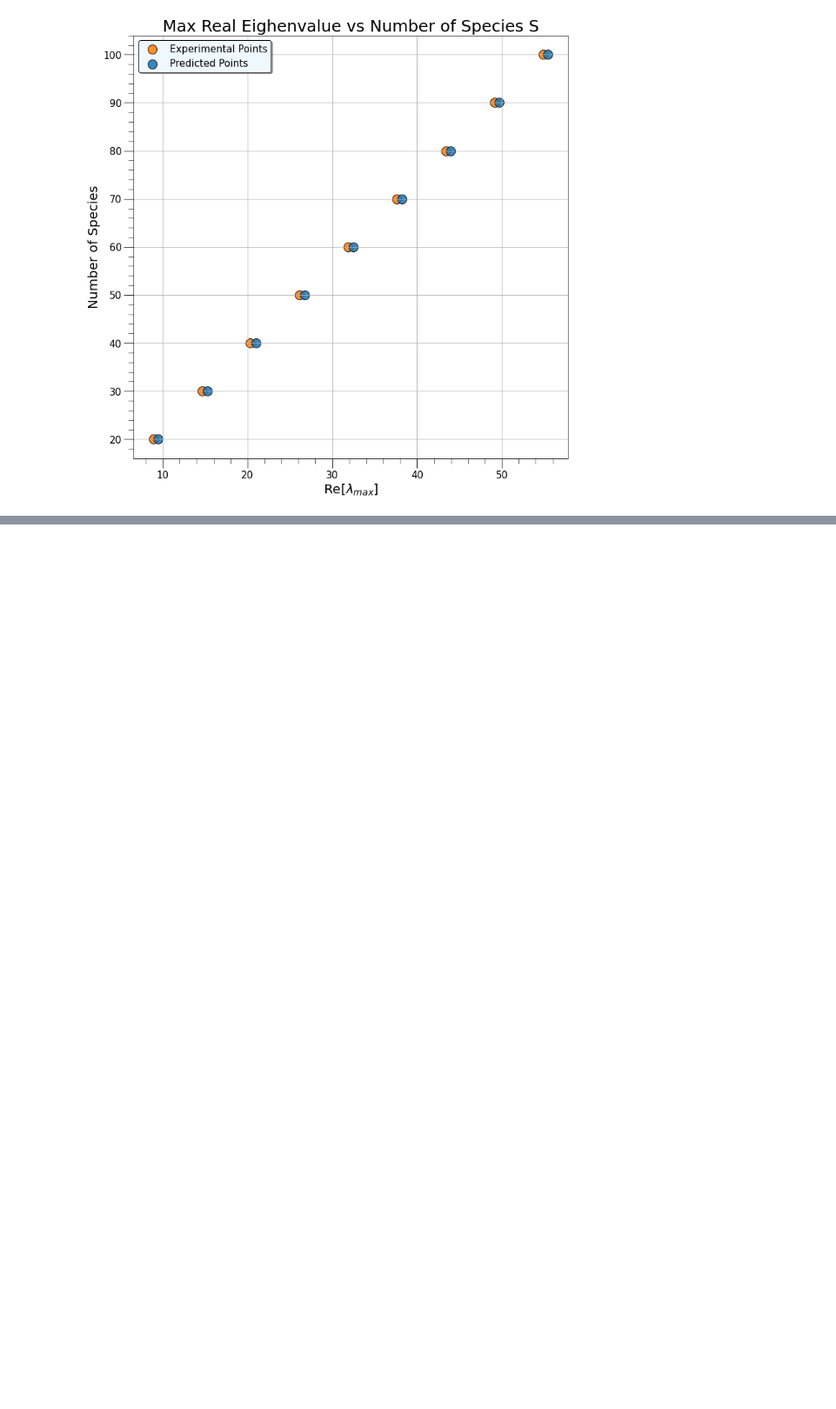
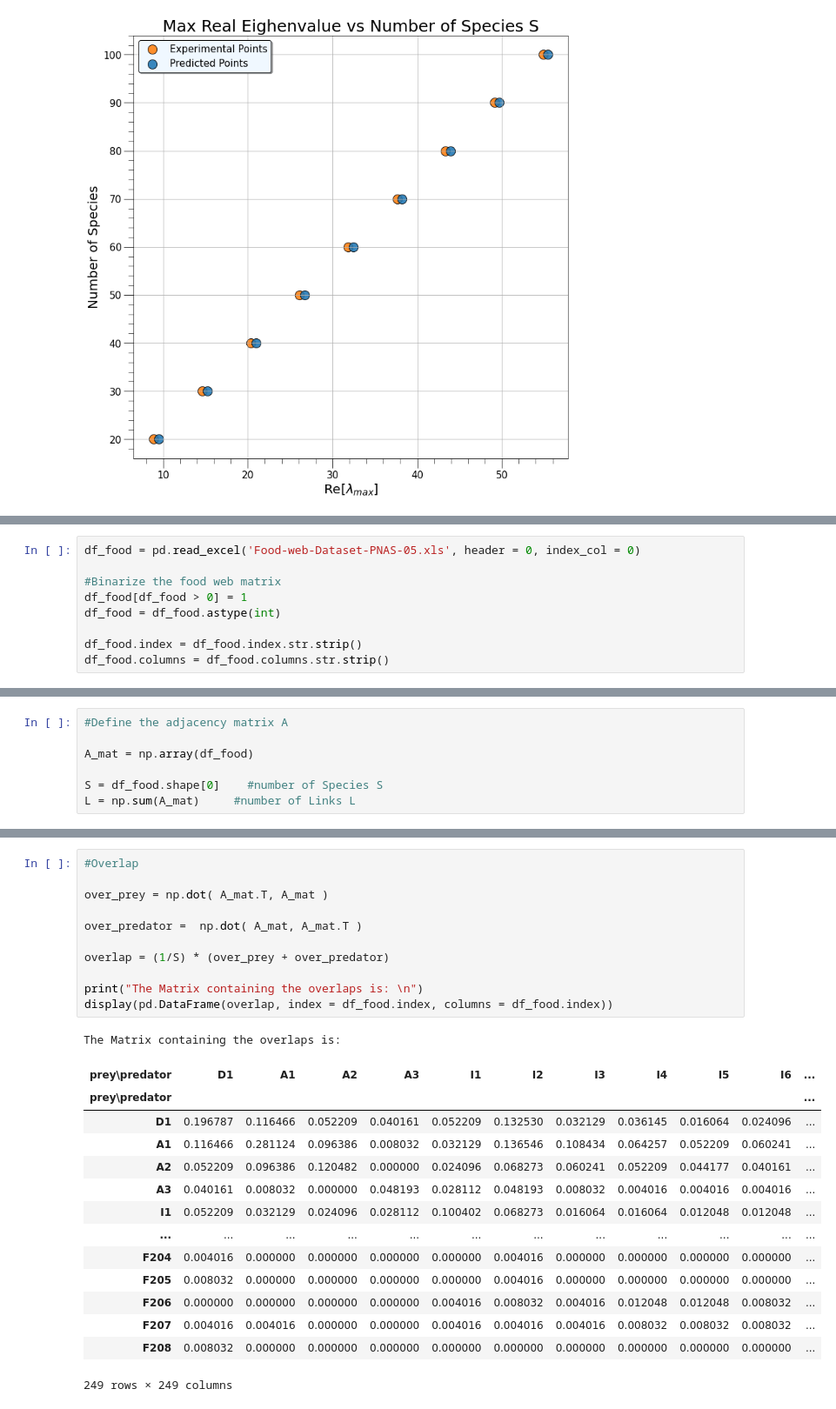
Before and after one commit to AndreaLazzari/PhysicalModelsOfLivingSystems, a Jupyter notebook: Week4/Homework_Week4_Lazzari.ipynb, the cells around one changed output, grey strips where cells are left out. Shown at 87% size. Cells and saved outputs as stored; diff of their text form; blank space fills up the shorter version.

```diff
--- a/Week4/Homework_Week4_Lazzari.ipynb
+++ b/Week4/Homework_Week4_Lazzari.ipynb
@@ -301,0 +353,9 @@ ax.minorticks_on()
+# %%
+df_food = pd.read_excel('Food-web-Dataset-PNAS-05.xls', header = 0, index_col = 0)
+
+#Binarize the food web matrix
+df_food[df_food > 0] = 1
+df_food = df_food.astype(int)
+
+df_food.index = df_food.index.str.strip()
+df_food.columns = df_food.columns.str.strip()
@@ -301,0 +373,7 @@ ax.minorticks_on()
+# %%
+#Define the adjacency matrix A
+
+A_mat = np.array(df_food)
+
+S = df_food.shape[0]    #number of Species S
+L = np.sum(A_mat)     #number of Links L
@@ -301,0 +418,27 @@ ax.minorticks_on()
+# %%
+#Overlap
+
+over_prey = np.dot( A_mat.T, A_mat )
+
+over_predator =  np.dot( A_mat, A_mat.T )
+
+overlap = (1/S) * (over_prey + over_predator)
+
+print("The Matrix containing the overlaps is: \n")
+display(pd.DataFrame(overlap, index = df_food.index, columns = df_food.index))
+# %% [output]
+The Matrix containing the overlaps is:
+| prey\predator | D1 | A1 | A2 | A3 | I1 | I2 | I3 | I4 | I5 | I6 | ... |
+| prey\predator |  |  |  |  |  |  |  |  |  |  | ... |
+| D1 | 0.196787 | 0.116466 | 0.052209 | 0.040161 | 0.052209 | 0.132530 | 0.032129 | 0.036145 | 0.016064 | 0.024096 | ... |
+| A1 | 0.116466 | 0.281124 | 0.096386 | 0.008032 | 0.032129 | 0.136546 | 0.108434 | 0.064257 | 0.052209 | 0.060241 | ... |
+| A2 | 0.052209 | 0.096386 | 0.120482 | 0.000000 | 0.024096 | 0.068273 | 0.060241 | 0.052209 | 0.044177 | 0.040161 | ... |
+| A3 | 0.040161 | 0.008032 | 0.000000 | 0.048193 | 0.028112 | 0.048193 | 0.008032 | 0.004016 | 0.004016 | 0.004016 | ... |
+| I1 | 0.052209 | 0.032129 | 0.024096 | 0.028112 | 0.100402 | 0.068273 | 0.016064 | 0.016064 | 0.012048 | 0.012048 | ... |
+| ... | ... | ... | ... | ... | ... | ... | ... | ... | ... | ... | ... |
+| F204 | 0.004016 | 0.000000 | 0.000000 | 0.000000 | 0.000000 | 0.004016 | 0.000000 | 0.000000 | 0.000000 | 0.000000 | ... |
+| F205 | 0.008032 | 0.000000 | 0.000000 | 0.000000 | 0.000000 | 0.004016 | 0.000000 | 0.000000 | 0.000000 | 0.000000 | ... |
+| F206 | 0.000000 | 0.000000 | 0.000000 | 0.000000 | 0.004016 | 0.008032 | 0.004016 | 0.012048 | 0.012048 | 0.008032 | ... |
+| F207 | 0.004016 | 0.004016 | 0.000000 | 0.000000 | 0.004016 | 0.004016 | 0.004016 | 0.008032 | 0.008032 | 0.008032 | ... |
+| F208 | 0.008032 | 0.000000 | 0.000000 | 0.000000 | 0.000000 | 0.000000 | 0.000000 | 0.000000 | 0.000000 | 0.000000 | ... |
+249 rows × 249 columns
```
Also changed, not shown: parts of 14 cells of this notebook.
